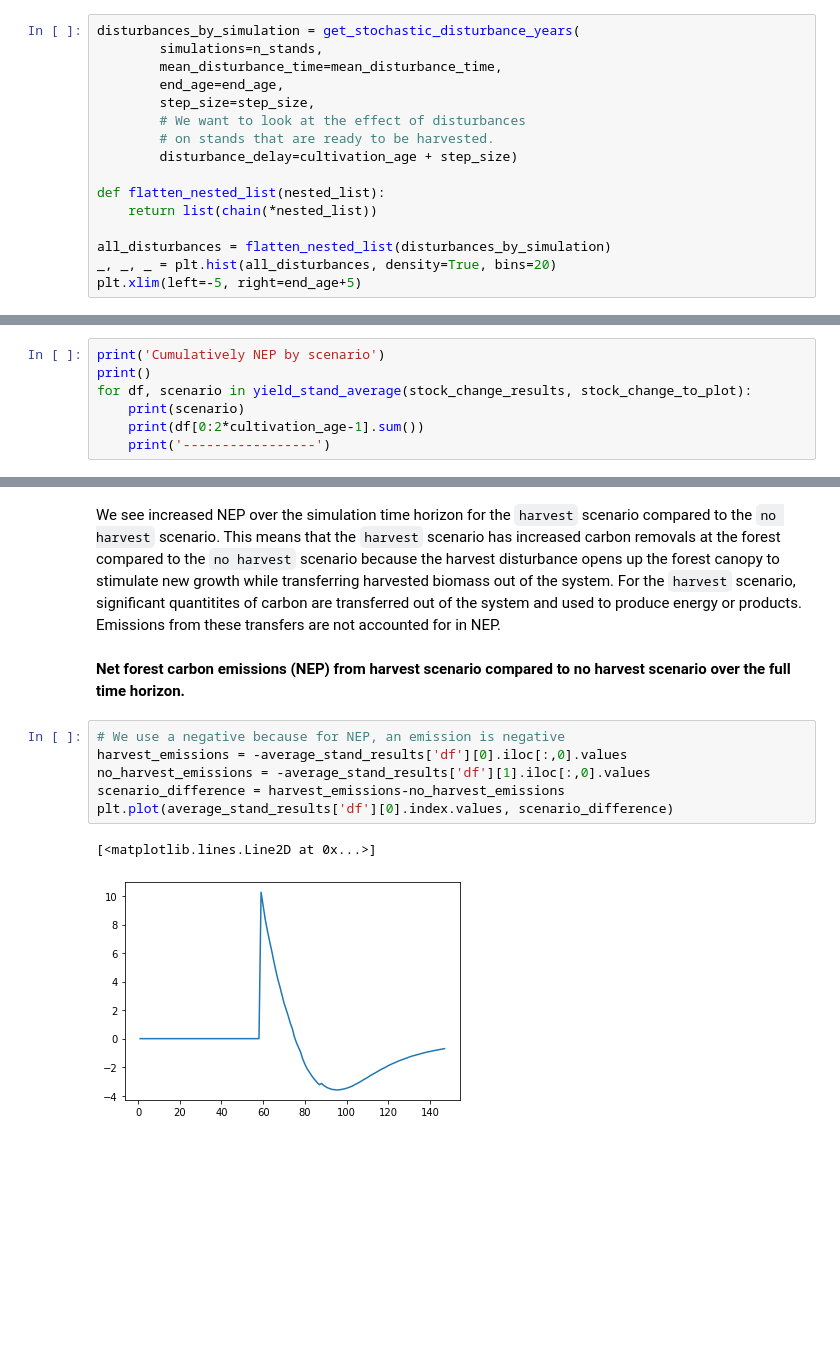
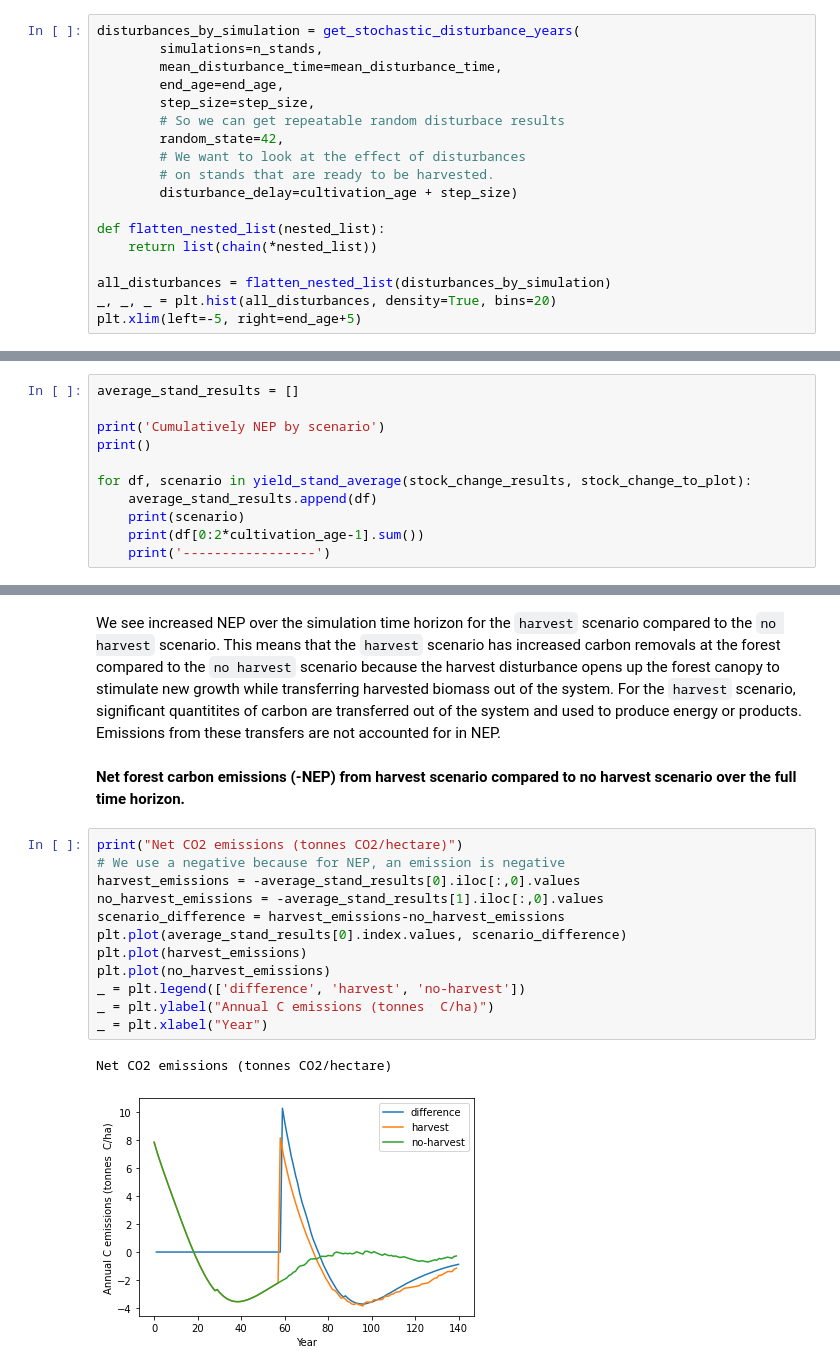
Before and after one commit to BlaneG/cbm3_examples, a Jupyter notebook: 3_softwood-stochastic-disturbance-with-scenarios-example.ipynb, the cells around one changed output, grey strips where cells are left out. Cells and saved outputs as stored; diff of their text form; blank space fills up the shorter version.

```diff
--- a/3_softwood-stochastic-disturbance-with-scenarios-example.ipynb
+++ b/3_softwood-stochastic-disturbance-with-scenarios-example.ipynb
@@ -82,6 +81,8 @@ disturbances_by_simulation = get_stochastic_disturbance_years(
         mean_disturbance_time=mean_disturbance_time,
         end_age=end_age,
         step_size=step_size,
+        # So we can get repeatable random disturbace results
+        random_state=42,
         # We want to look at the effect of disturbances
         # on stands that are ready to be harvested.
         disturbance_delay=cultivation_age + step_size)
@@ -347,9 +349,13 @@ CBM-CFS3 standas are initialized by default with a wildfire disturbance.  So for
 # %% [markdown]
 ### Net forest carbon emissions comparing the harvest and no harvest scenarios
 # %%
+average_stand_results = []
+
 print('Cumulatively NEP by scenario')
 print()
+
 for df, scenario in yield_stand_average(stock_change_results, stock_change_to_plot):
+    average_stand_results.append(df)
     print(scenario)
     print(df[0:2*cultivation_age-1].sum())
     print('-----------------')
@@ -367,14 +373,20 @@ dtype: float64
 # %% [markdown]
 We see increased NEP over the simulation time horizon for the `harvest` scenario compared to the `no harvest` scenario.  This means that the `harvest` scenario has increased carbon removals at the forest compared to the `no harvest` scenario because the harvest disturbance opens up the forest canopy to stimulate new growth while transferring harvested biomass out of the system.  For the `harvest` scenario, significant quantitites of carbon are transferred out of the system and used to produce energy or products.  Emissions from these transfers are not accounted for in NEP.
 # %% [markdown]
-**Net forest carbon emissions (NEP) from harvest scenario compared to no harvest scenario over the full time horizon.**
+**Net forest carbon emissions (-NEP) from harvest scenario compared to no harvest scenario over the full time horizon.**
 # %%
+print("Net CO2 emissions (tonnes CO2/hectare)")
 # We use a negative because for NEP, an emission is negative
-harvest_emissions = -average_stand_results['df'][0].iloc[:,0].values
-no_harvest_emissions = -average_stand_results['df'][1].iloc[:,0].values
+harvest_emissions = -average_stand_results[0].iloc[:,0].values
+no_harvest_emissions = -average_stand_results[1].iloc[:,0].values
 scenario_difference = harvest_emissions-no_harvest_emissions
-plt.plot(average_stand_results['df'][0].index.values, scenario_difference)
+plt.plot(average_stand_results[0].index.values, scenario_difference)
+plt.plot(harvest_emissions)
+plt.plot(no_harvest_emissions)
+_ = plt.legend(['difference', 'harvest', 'no-harvest'])
+_ = plt.ylabel("Annual C emissions (tonnes  C/ha)")
+_ = plt.xlabel("Year")
 # %% [output]
-[<matplotlib.lines.Line2D at 0x...>]
+Net CO2 emissions (tonnes CO2/hectare)
-[figure, old version]
+[figure, new version]
 # %% [markdown]
```
Also changed, not shown: parts of 18 cells of this notebook, 1 other file.
